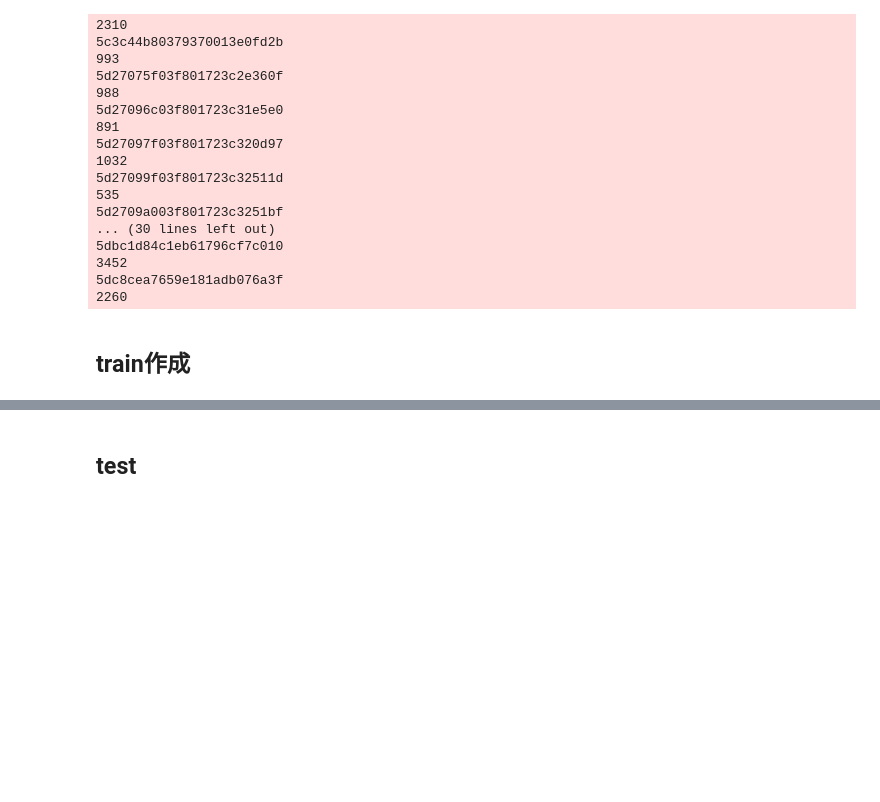
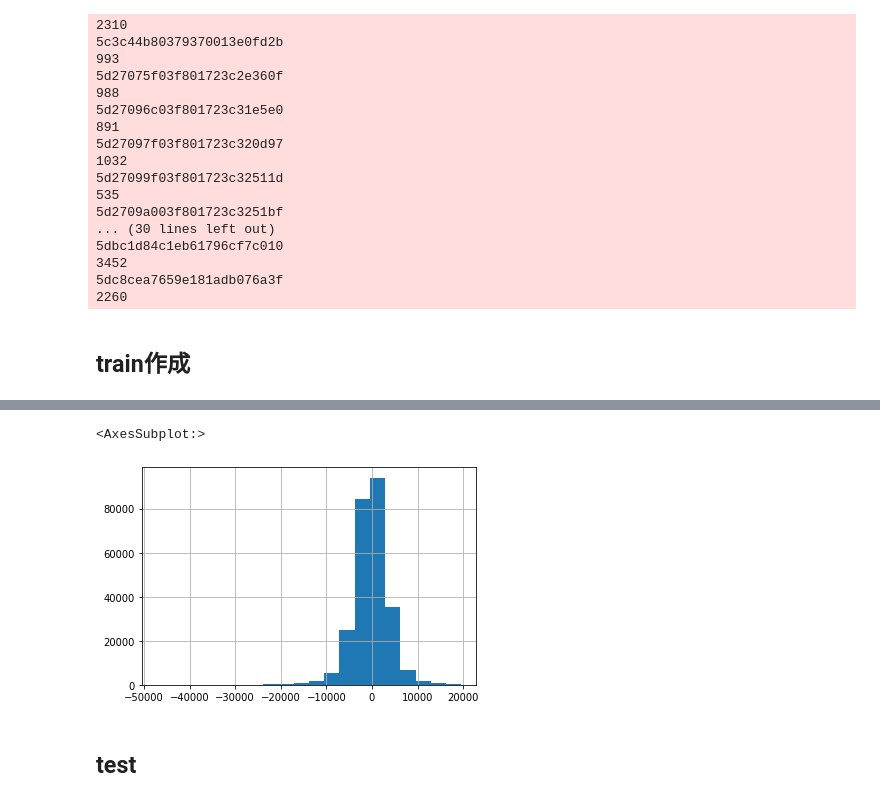
Before and after one commit to kuto5046/kaggle-indoor, a Jupyter notebook: notebook/2kaido_dataset_v1.ipynb, the cells around one changed output, grey strips where cells are left out. Cells and saved outputs as stored; diff of their text form; code cells hidden in the pictures; blank space fills up the shorter version.

```diff
--- a/notebook/2kaido_dataset_v1.ipynb
+++ b/notebook/2kaido_dataset_v1.ipynb
@@ -259,7 +259,7 @@ for building in tqdm(used_buildings):
                     wifi_time_uni = pd.concat([wifi_time_uni, dummy_df])
 
                 wifi_time_uni = wifi_time_uni.head(WIFI_NUM)
-
+                timediff = int(way_time) - int(wifi_timestamp)  # 補完前waypointとwifiのtimediff
                 row = np.concatenate([wifi_time_uni['ssid'].to_numpy(),
                                       wifi_time_uni['bssid'].to_numpy(),
                                       wifi_time_uni['rssi'].to_numpy(),
@@ -271,7 +271,8 @@ for building in tqdm(used_buildings):
                                       floor, # floor number
                                       floor_str, # floor string
                                       file.split('/')[-1].split('.')[0], # path_id
-                                      building]
+                                      building,
+                                      timediff]
                                      ])
                 rows.append(row)
 # %%
@@ -280,7 +281,7 @@ columns = [f'ssid_{i}' for i in range(WIFI_NUM)] + \
           [f'rssi_{i}' for i in range(WIFI_NUM)] + \
           [f'frequency_{i}' for i in range(WIFI_NUM)] + \
           [f'timediff_{i}' for i in range(WIFI_NUM)] + \
-          ['timestamp', 'x', 'y', 'floor', 'floor_str', 'path', 'site_id']
+          ['timestamp', 'x', 'y', 'floor', 'floor_str', 'path', 'site_id','timediff']
 
 train_df = pd.DataFrame(rows, columns=columns)
 train_df
@@ -301,3 +302,8 @@ train_df
+# %%
+train_df['timediff'].astype(float).hist(bins=20)  # waypointとwifiのtimediff
+# %% [output]
+<AxesSubplot:>
+[figure, added]
 # %%
 output_dir = DATA_DIR / '2kaido_wifi_dataset_v1/'
 os.makedirs(output_dir, exist_ok=True)
```
Also changed, not shown: parts of 5 cells of this notebook, 15 other files.
